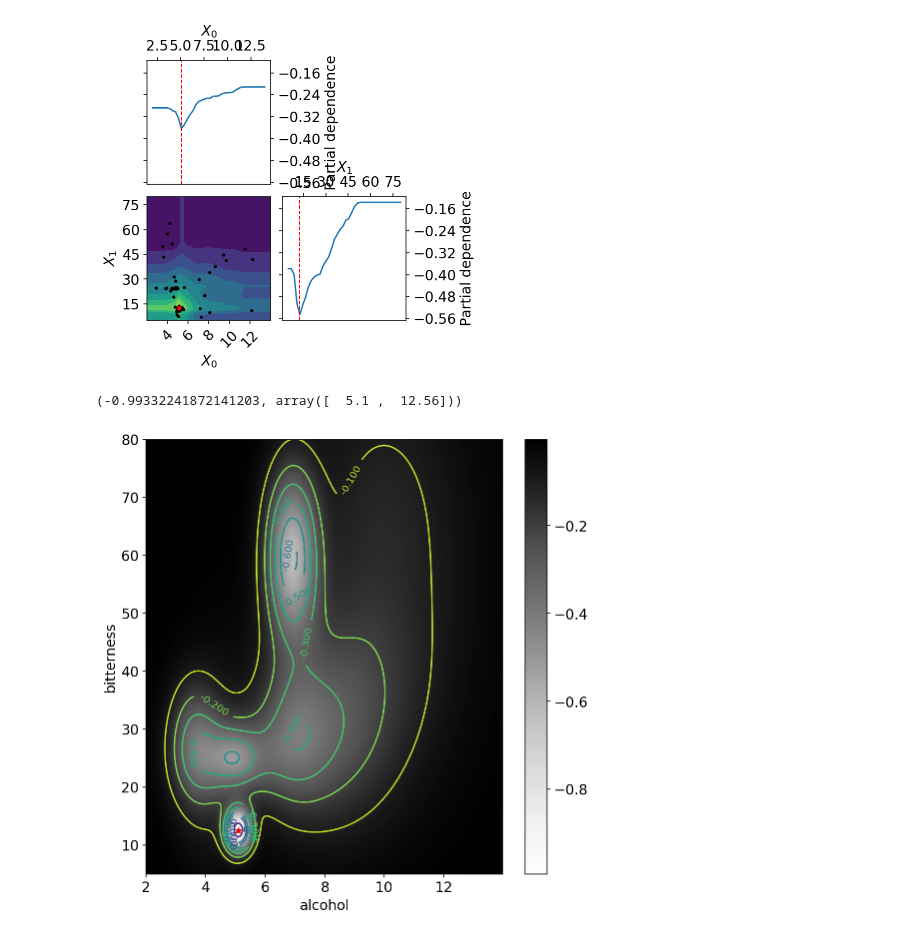
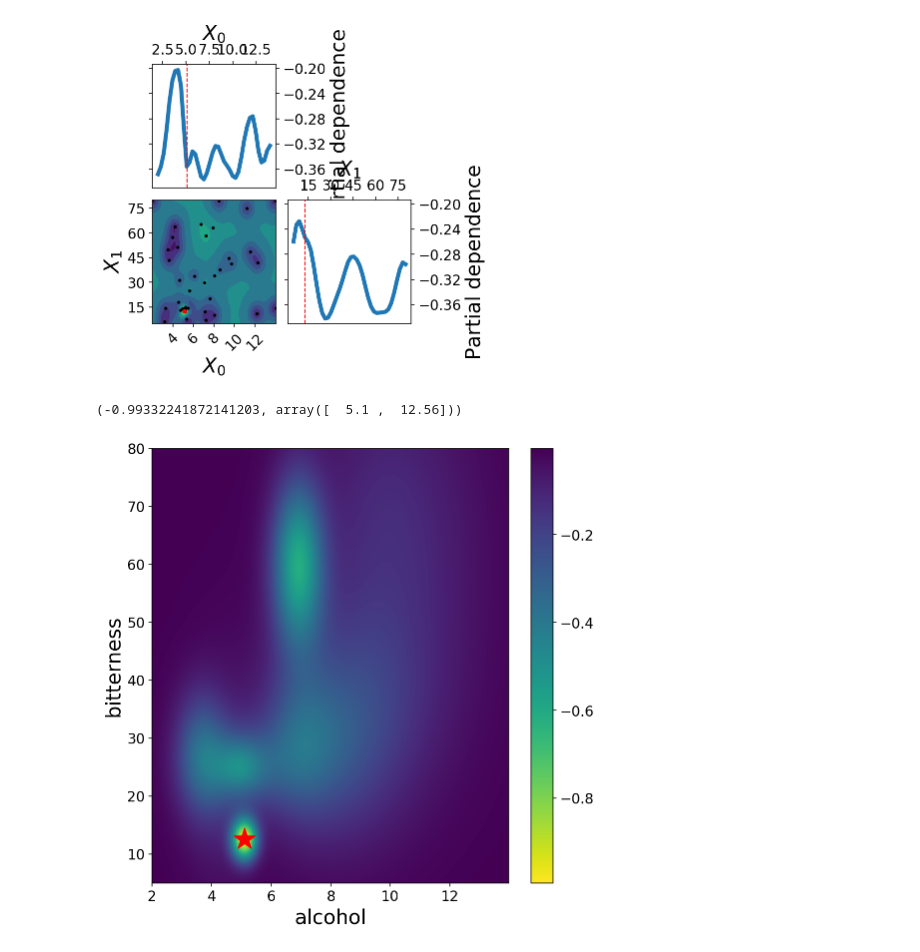
Before and after one commit to wildtreetech/bayesian-optimisation, a Jupyter notebook: beer-opt.ipynb, the cells around one changed output. Drawn from its saved outputs; the diff is of its cells as text; code cells hidden in the pictures.

```diff
--- a/beer-opt.ipynb
+++ b/beer-opt.ipynb
@@ -1,18 +1,23 @@
 # %%
+%config InlineBackend.figure_format='retina'
 %matplotlib inline
-%config InlineBackend.figure_format = 'retina'
 
 # Silence warnings
 import warnings
 warnings.simplefilter(action="ignore", category=FutureWarning)
 warnings.simplefilter(action="ignore", category=UserWarning)
 warnings.simplefilter(action="ignore", category=RuntimeWarning)
+warnings.simplefilter(action='ignore', category=DeprecationWarning)
 
 import numpy as np
 np.random.seed(123)
 import matplotlib.pyplot as plt
 plt.rcParams["figure.figsize"] = (8, 8)
 plt.rcParams["font.size"] = 14
+plt.rcParams["lines.linewidth"] = 4
+plt.rcParams["lines.markersize"] = 10
+plt.rcParams['axes.titlesize'] = 'x-large'
+plt.rcParams['axes.labelsize'] = 'x-large'
 # %% [markdown]
 # Brewing beer
 
@@ -19,0 +30,4 @@ How to find the best recipe for a new beer without brewing a alrge number of tri
+# %%
+budget = 50
+
+bounds = [(2., 14.), (5., 80.)]
@@ -41,6 +72,6 @@ res = forest_minimize(inverse_beer_score, [(2., 14.), (5., 80.)], n_calls=100,
                       random_state=2)
 # %%
-res = dummy_minimize(inverse_beer_score, [(2., 14.), (5., 80.)], n_calls=100, random_state=2)
+res = dummy_minimize(inverse_beer_score, bounds, n_calls=budget, random_state=2)
 # %%
 print("best recipe (alcohol, bitterness): %.2f, %.2f" % (res.x[0], res.x[1]))
 print("with a score of: %.4f" % res.fun)
@@ -58,7 +89,7 @@ plots.plot_evaluations(res);
 # %%
 plots.plot_objective(res);
 # %% [output]
-[figure, old version]
+[figure, new version]
 # %%
 h = 0.02
 xx, yy = np.meshgrid(np.arange(2, 14, h),
@@ -70,13 +101,13 @@ Z.min(), np.c_[xx.ravel(), yy.ravel()][Z.argmin()]
 # %% [output]
 (-0.99332241872141203, array([  5.1 ,  12.56]))
 # %%
-plt.pcolormesh(xx, yy, Z, cmap='Greys')
+plt.pcolormesh(xx, yy, Z, cmap='viridis_r')
 plt.colorbar();
-CS = plt.contour(xx, yy, Z, 10, vmin=-1, vmax=0)
-plt.clabel(CS, inline=1, fontsize=10)
+#CS = plt.contour(xx, yy, Z, 10, vmin=-1, vmax=0)
+#plt.clabel(CS, inline=1, fontsize=10)
 
-plt.scatter(*res.x, marker="*", color='r')
+plt.scatter(*res.x, marker="*", color='r', s=500)
 plt.ylabel('bitterness')
 plt.xlabel('alcohol');
 # %% [output]
-[figure, old version]
+[figure, new version]
```
Also changed, not shown: parts of 17 cells of this notebook, 2 other files.
